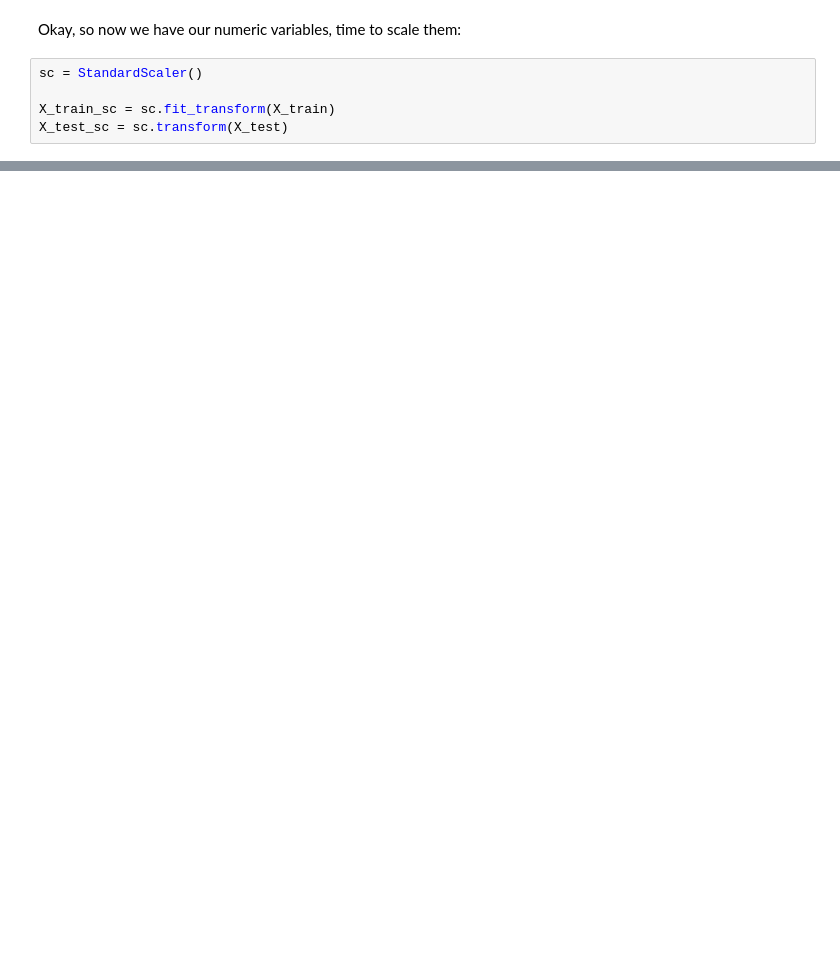
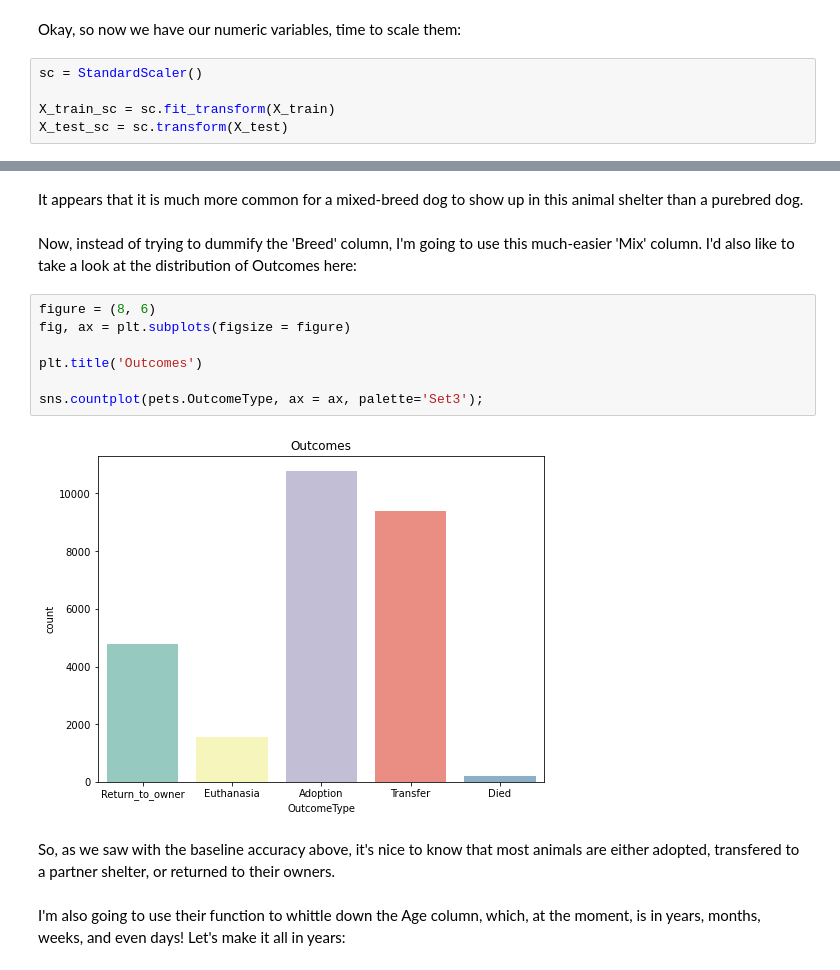
Before and after one commit to HRL-dev/GA_Hackathon, a Jupyter notebook: Cleaning_and_Modeling.ipynb, the cells around one changed output, grey strips where cells are left out. Saved outputs shown, nothing was run; the diff lists cells and outputs as text; blank space fills up the shorter version.

```diff
--- a/Cleaning_and_Modeling.ipynb
+++ b/Cleaning_and_Modeling.ipynb
@@ -175,0 +382,17 @@ X_test_sc = sc.transform(X_test)
+# %% [markdown]
+It appears that it is much more common for a mixed-breed dog to show up in this animal shelter than a purebred dog.
+# %% [markdown]
+Now, instead of trying to dummify the 'Breed' column, I'm going to use this much-easier 'Mix' column. I'd also like to take a look at the distribution of Outcomes here:
+# %%
+figure = (8, 6)
+fig, ax = plt.subplots(figsize = figure)
+
+plt.title('Outcomes')
+
+sns.countplot(pets.OutcomeType, ax = ax, palette='Set3');
+# %% [output]
+[figure, added]
+# %% [markdown]
+So, as we saw with the baseline accuracy above, it's nice to know that most animals are either adopted, transfered to a partner shelter, or returned to their owners.
+# %% [markdown]
+I'm also going to use their function to whittle down the Age column, which, at the moment, is in years, months, weeks, and even days! Let's make it all in years:
```
Also changed, not shown: parts of 91 cells of this notebook, 2 other files.
